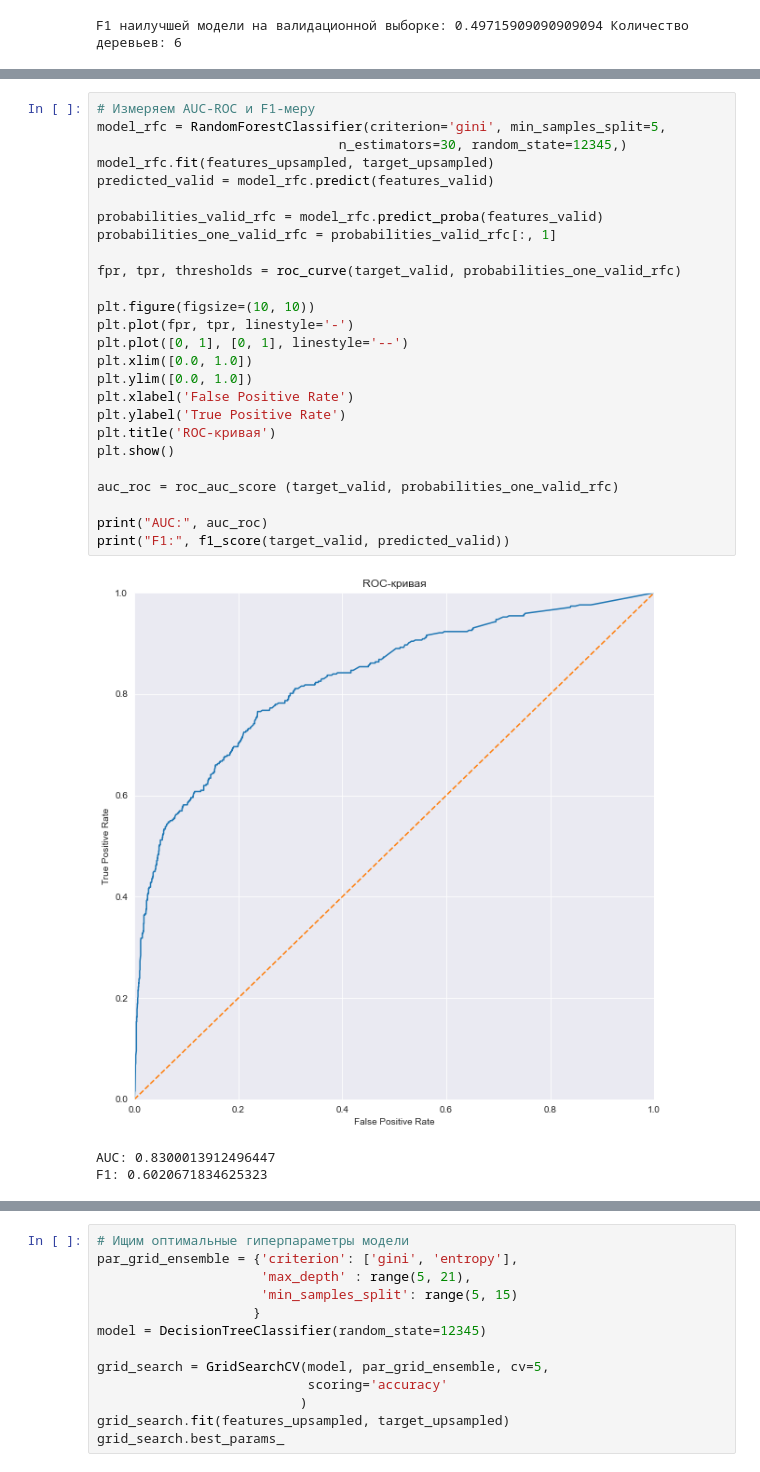
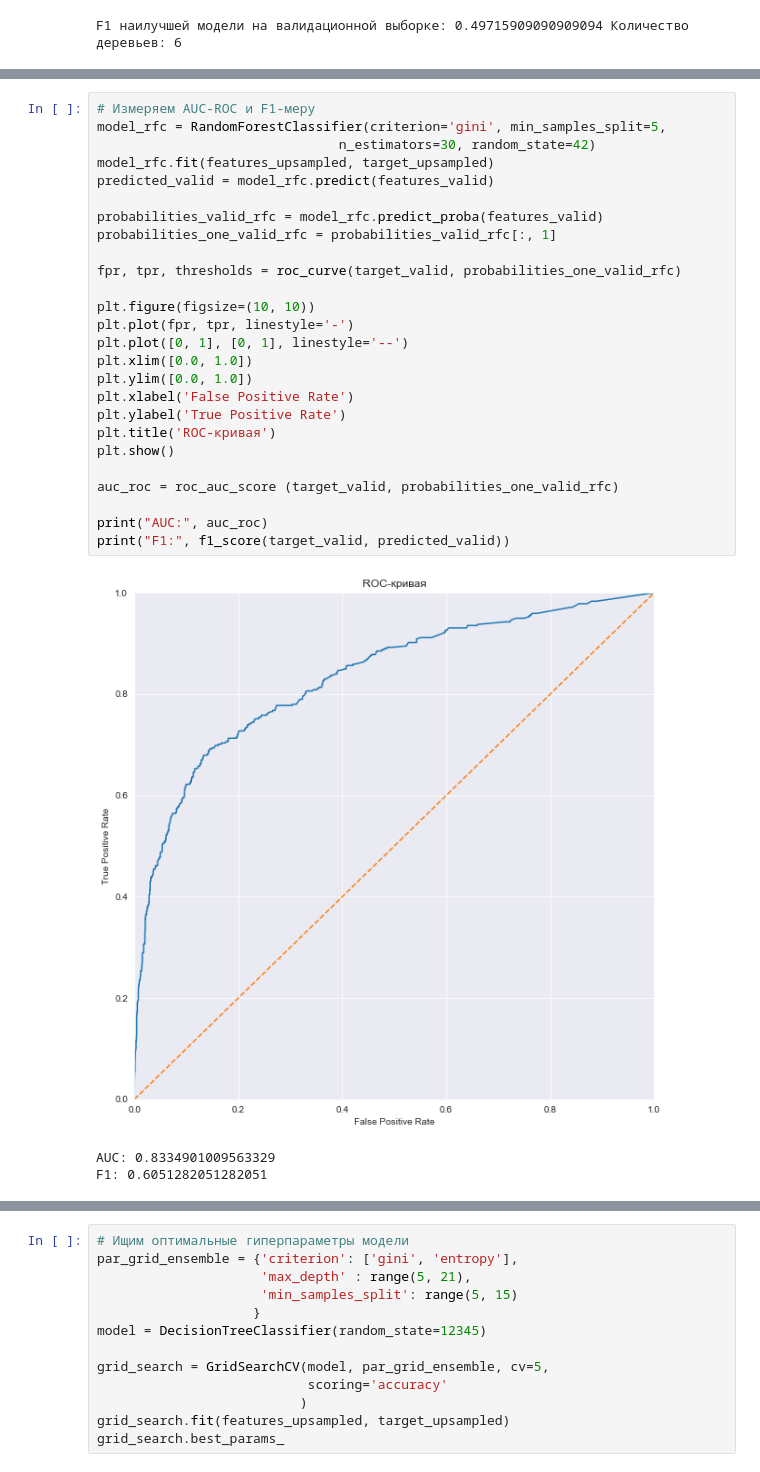
Before and after one commit to Serg007007/Learning-with-a-teacher, a Jupyter notebook: teacher.ipynb, the cells around one changed output, grey strips where cells are left out. Saved outputs shown, nothing was run; the diff lists cells and outputs as text.

Commit message:
random seed 42

```diff
--- a/teacher.ipynb
+++ b/teacher.ipynb
@@ -599,33 +599,33 @@ grid_search.best_params_
 # %%
 # Измеряем AUC-ROC и F1-меру
 model_rfc = RandomForestClassifier(criterion='gini', min_samples_split=5,
-                               n_estimators=30, random_state=12345,)
+                               n_estimators=30, random_state=42)
 model_rfc.fit(features_upsampled, target_upsampled)
 predicted_valid = model_rfc.predict(features_valid)
 
 probabilities_valid_rfc = model_rfc.predict_proba(features_valid)
 probabilities_one_valid_rfc = probabilities_valid_rfc[:, 1]
 
 fpr, tpr, thresholds = roc_curve(target_valid, probabilities_one_valid_rfc)
 
 plt.figure(figsize=(10, 10))
 plt.plot(fpr, tpr, linestyle='-')
 plt.plot([0, 1], [0, 1], linestyle='--')
 plt.xlim([0.0, 1.0])
 plt.ylim([0.0, 1.0])
 plt.xlabel('False Positive Rate')
 plt.ylabel('True Positive Rate')
 plt.title('ROC-кривая')
 plt.show()
 
 auc_roc = roc_auc_score (target_valid, probabilities_one_valid_rfc)
 
 print("AUC:", auc_roc)
 print("F1:", f1_score(target_valid, predicted_valid))
 # %% [output]
-[figure, old version]
+[figure, new version]
-AUC: 0.8300013912496447
-F1: 0.6020671834625323
+AUC: 0.8334901009563329
+F1: 0.6051282051282051
 # %%
 # Ищим оптимальные гиперпараметры модели
 par_grid_logist = {'intercept_scaling': [0.5, 1.0, 1.5],
```
Also changed, not shown: parts of 14 cells of this notebook.
